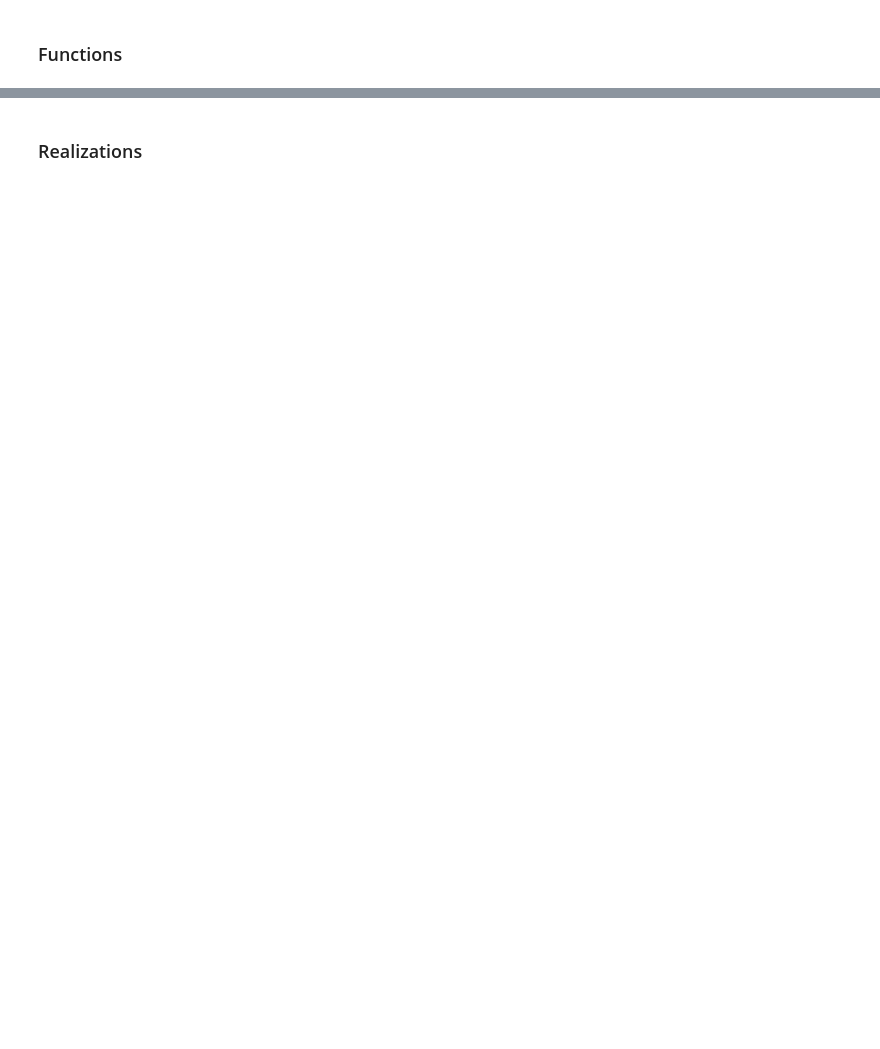
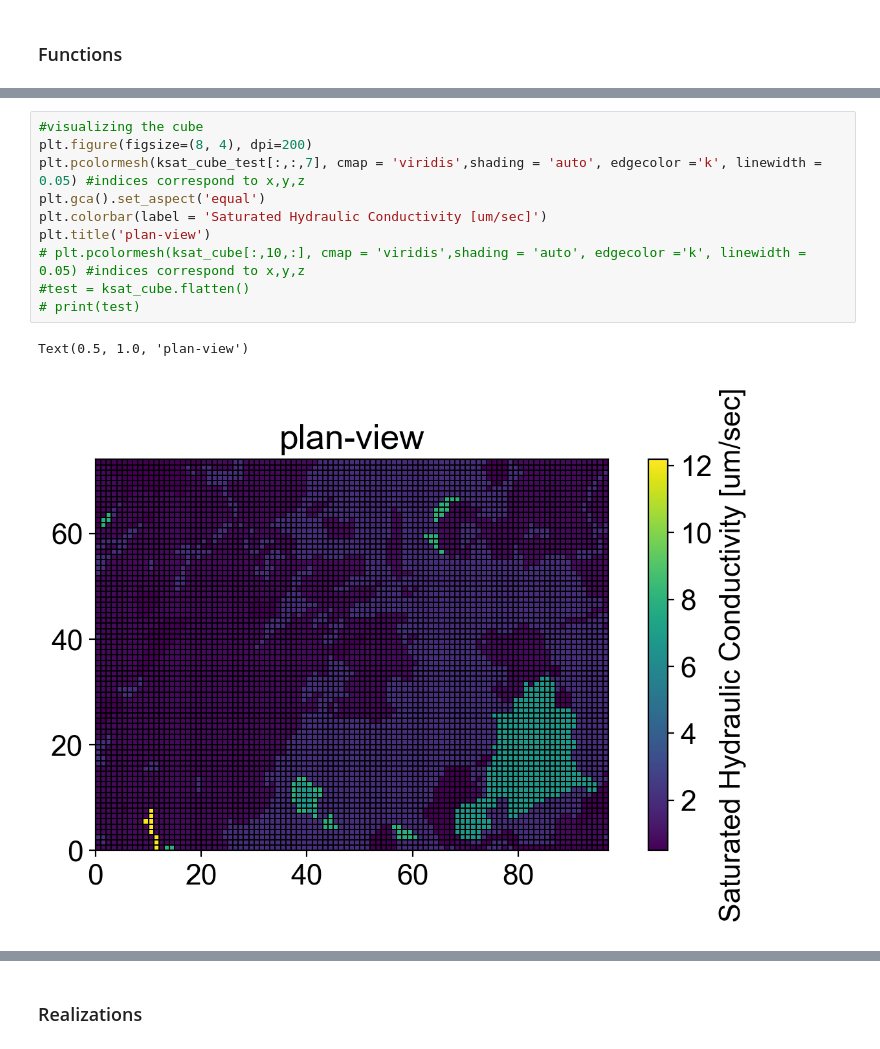
Before and after one commit to wgnesda/contam_geostats, a Jupyter notebook: ModelingORA_v1.ipynb, the cells around one changed output, grey strips where cells are left out. Cells and saved outputs as stored; diff of their text form; blank space fills up the shorter version.

```diff
--- a/ModelingORA_v1.ipynb
+++ b/ModelingORA_v1.ipynb
@@ -177,0 +201,13 @@ head500_data = np.array(heads500_array[1:,2])
+# %%
+#visualizing the cube
+plt.figure(figsize=(8, 4), dpi=200)
+plt.pcolormesh(ksat_cube_test[:,:,7], cmap = 'viridis',shading = 'auto', edgecolor ='k', linewidth = 0.05) #indices correspond to x,y,z
+plt.gca().set_aspect('equal')
+plt.colorbar(label = 'Saturated Hydraulic Conductivity [um/sec]')
+plt.title('plan-view')
+# plt.pcolormesh(ksat_cube[:,10,:], cmap = 'viridis',shading = 'auto', edgecolor ='k', linewidth = 0.05) #indices correspond to x,y,z
+#test = ksat_cube.flatten()
+# print(test)
+# %% [output]
+Text(0.5, 1.0, 'plan-view')
+[figure, added]
```
Also changed, not shown: parts of 35 cells of this notebook.
